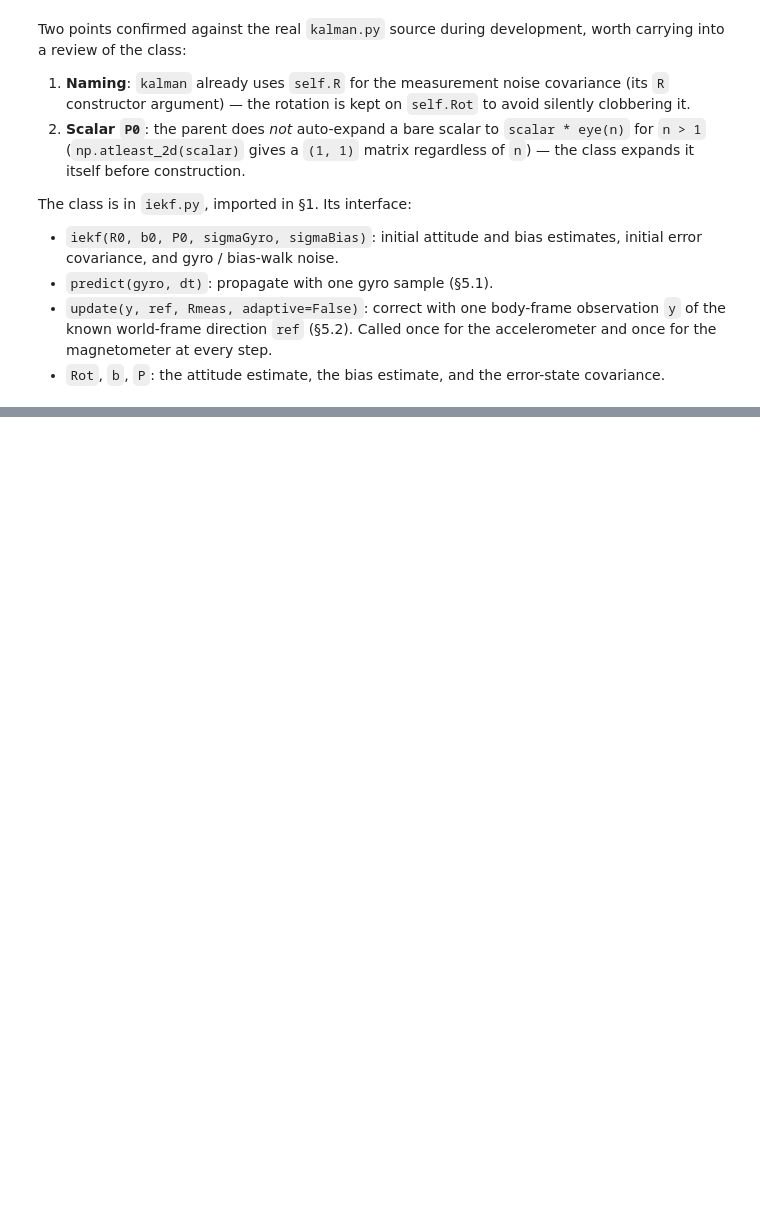
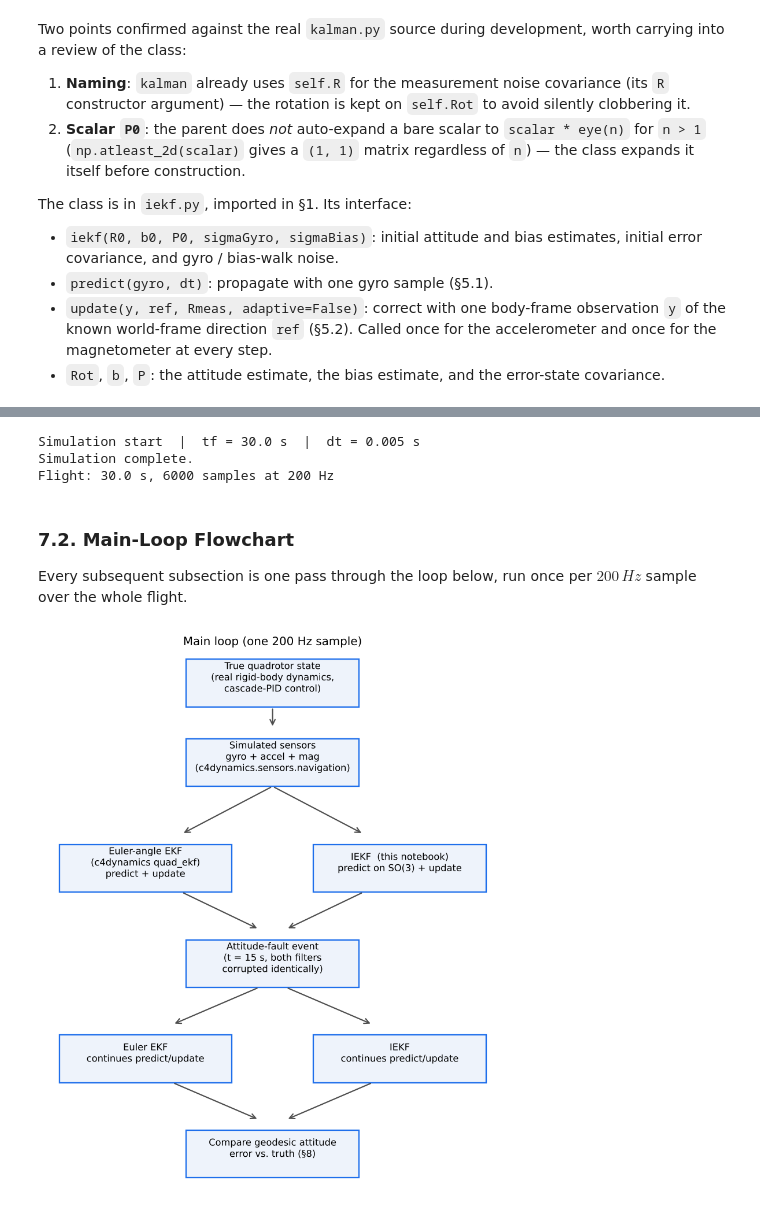
Before and after one commit to c4dynamics/c4dynamics, a Jupyter notebook: docs/source/programs/iekf_estimation/iekf.ipynb, the cells around one changed output, grey strips where cells are left out. Cells and saved outputs as stored; diff of their text form; code cells hidden in the pictures; blank space fills up the shorter version.

```diff
--- a/docs/source/programs/iekf_estimation/iekf.ipynb
+++ b/docs/source/programs/iekf_estimation/iekf.ipynb
@@ -904,0 +624,66 @@ which is the safer direction to be wrong in.
+# %%
+quadcopter = default_quad_config()
+controller = default_controller_config()
+trajectory = {'A': 4.0, 'B': 2.0, 'omega': 0.1, 'z_ref': 5.0}
+simulation = {'dt': 5e-3, 'tf': 30.0}
+config = {'quad': quadcopter, 'controller': controller,
+          'trajectory': trajectory, 'sim': simulation}
+
+quad = run_fig8_pid(config)
+
+t = quad.data('x')[0]
+N = len(t)
+
+def col(name):
+    return np.asarray(quad.data(name)[1])
+
+Xtrue = np.vstack([col(n) for n in STATE_NAMES]).T      # N x 12
+w1, w2, w3, w4 = col('w1'), col('w2'), col('w3'), col('w4')
+
+Rtrue = np.zeros((3, 3, N))
+for k in range(N):
+    Rtrue[:, :, k] = dcm321(Xtrue[k, 6], Xtrue[k, 7], Xtrue[k, 8]).T
+
+print(f"Flight: {t[-1]:.1f} s, {N} samples at {1/simulation['dt']:.0f} Hz")
+# %% [output]
+Simulation start  |  tf = 30.0 s  |  dt = 0.005 s
+Simulation complete.
+Flight: 30.0 s, 6000 samples at 200 Hz
+# %% [markdown]
+### 7.2. Main-Loop Flowchart
+
+Every subsequent subsection is one pass through the loop below, run once
+per $200\,Hz$ sample over the whole flight.
+# %%
+fig, ax = plt.subplots(figsize=(6.4, 7.6), dpi=130)
+ax.axis('off')
+
+boxes = [
+    (0.5, 0.95, "True quadrotor state\n(real rigid-body dynamics,\ncascade-PID control)"),
+    (0.5, 0.80, "Simulated sensors\ngyro + accel + mag\n(c4dynamics.sensors.navigation)"),
+    (0.22, 0.60, "Euler-angle EKF\n(c4dynamics quad_ekf)\npredict + update"),
+    (0.78, 0.60, "IEKF  (this notebook)\npredict on SO(3) + update"),
+    (0.5, 0.42, "Attitude-fault event\n(t = 15 s, both filters\ncorrupted identically)"),
+    (0.22, 0.24, "Euler EKF\ncontinues predict/update"),
+    (0.78, 0.24, "IEKF\ncontinues predict/update"),
+    (0.5, 0.06, "Compare geodesic attitude\nerror vs. truth (§8)"),
+]
+for x, y, txt in boxes:
+    ax.add_patch(plt.Rectangle((x-0.19, y-0.055), 0.38, 0.09, fc='#eef3fb',
+                                ec='#1f6feb', lw=1.3, zorder=2))
+    ax.text(x, y, txt, ha='center', va='center', fontsize=9, zorder=3)
+
+arrows = [(0.5,0.895,0.5,0.855),
+          (0.5,0.745,0.30,0.655),(0.5,0.745,0.70,0.655),
+          (0.30,0.545,0.47,0.475),(0.70,0.545,0.53,0.475),
+          (0.47,0.365,0.28,0.295),(0.53,0.365,0.72,0.295),
+          (0.28,0.185,0.47,0.115),(0.72,0.185,0.53,0.115)]
+for x0,y0,x1,y1 in arrows:
+    ax.annotate('', xy=(x1,y1), xytext=(x0,y0),
+                arrowprops=dict(arrowstyle='->', color='0.3', lw=1.2))
+
+ax.set_xlim(0,1); ax.set_ylim(0,1)
+ax.set_title('Main loop (one 200 Hz sample)', fontsize=11)
+plt.tight_layout(); plt.show()
+# %% [output]
+[figure, added]
```
Also changed, not shown: parts of 74 cells of this notebook.
